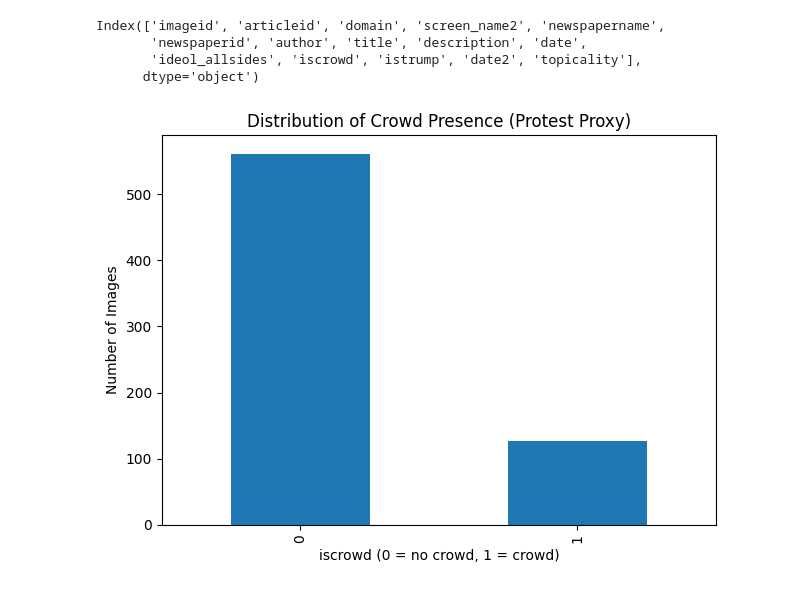
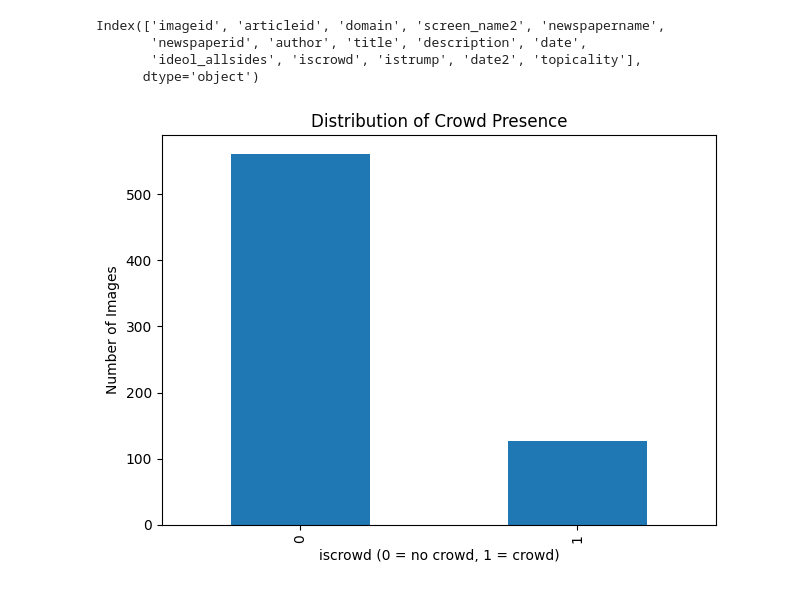
Before and after one commit to TemurAkhtamjonov/STATS201_project, a Jupyter notebook: notebooks/week2_eda.ipynb, the cells around one changed output. Cells and saved outputs as stored; diff of their text form; code cells hidden in the pictures.

```diff
--- a/notebooks/week2_eda.ipynb
+++ b/notebooks/week2_eda.ipynb
@@ -12,0 +1,19 @@ DATA_DIR = "/content/drive/MyDrive/STATS201_project/torres_replication/"
+# %%
+from google.colab import drive
+drive.mount("/content/drive")
+
+from pathlib import Path
+
+DATA_DIR = Path("/content/drive/MyDrive/STATS201_project/torres_replication/")
+CAPSULE_DATA = DATA_DIR / "capsule" / "data"
+IMAGES_DIR = CAPSULE_DATA / "Images2"
+
+print("DATA_DIR exists:", DATA_DIR.exists())
+print("CAPSULE_DATA exists:", CAPSULE_DATA.exists())
+print("IMAGES_DIR exists:", IMAGES_DIR.exists())
+
+meta_path = CAPSULE_DATA / "metadata_caravan_media_short.csv"
+clusters_path = CAPSULE_DATA / "clusters_preds_caravan_newsapi.csv"
+
+print("meta_path exists:", meta_path.exists())
+print("clusters_path exists:", clusters_path.exists())
@@ -12,0 +27,3 @@ DATA_DIR = "/content/drive/MyDrive/STATS201_project/torres_replication/"
+# %%
+meta = pd.read_csv(meta_path, encoding="latin1")
+clusters = pd.read_csv(clusters_path)
@@ -36,3 +43,5 @@ df = pd.read_csv(metadata_path, encoding="latin1")
+# %%
+df = meta
 # %%
 df.shape
 # %% [output]
@@ -65,14 +74,14 @@ Index(['imageid', 'articleid', 'domain', 'screen_name2', 'newspapername',
 # %%
 import matplotlib.pyplot as plt
 
 df['iscrowd'].value_counts().plot(kind='bar')
-plt.title("Distribution of Crowd Presence (Protest Proxy)")
+plt.title("Distribution of Crowd Presence")
 plt.xlabel("iscrowd (0 = no crowd, 1 = crowd)")
 plt.ylabel("Number of Images")
 plt.tight_layout()
 
 # SAVE the figure
 plt.savefig("label_distribution.png")
 plt.show()
 # %% [output]
-[figure, old version]
+[figure, new version]
```
Also changed, not shown: parts of 7 cells of this notebook, 1 other file.
